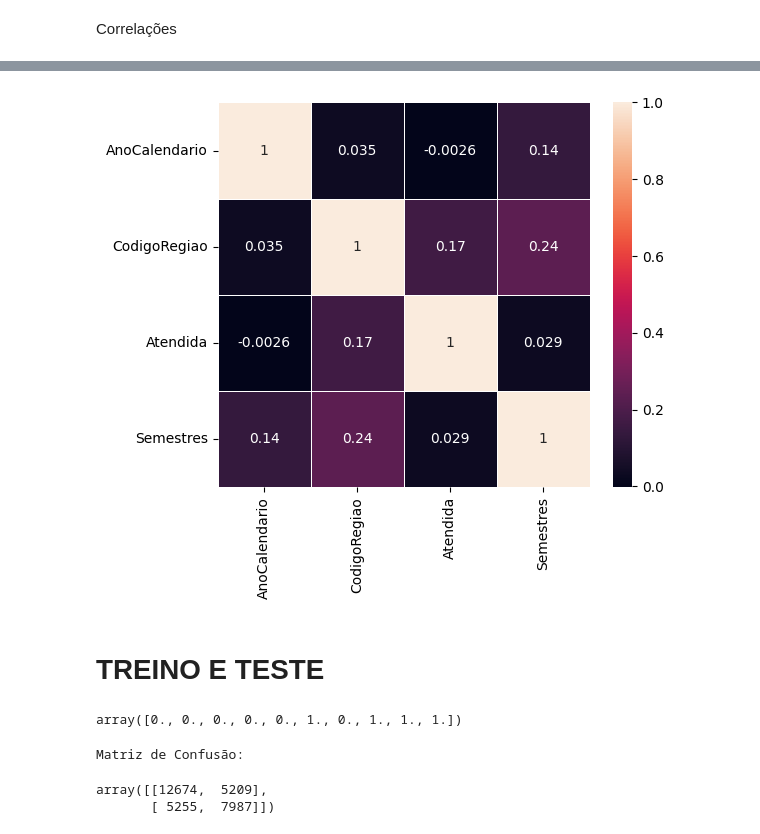
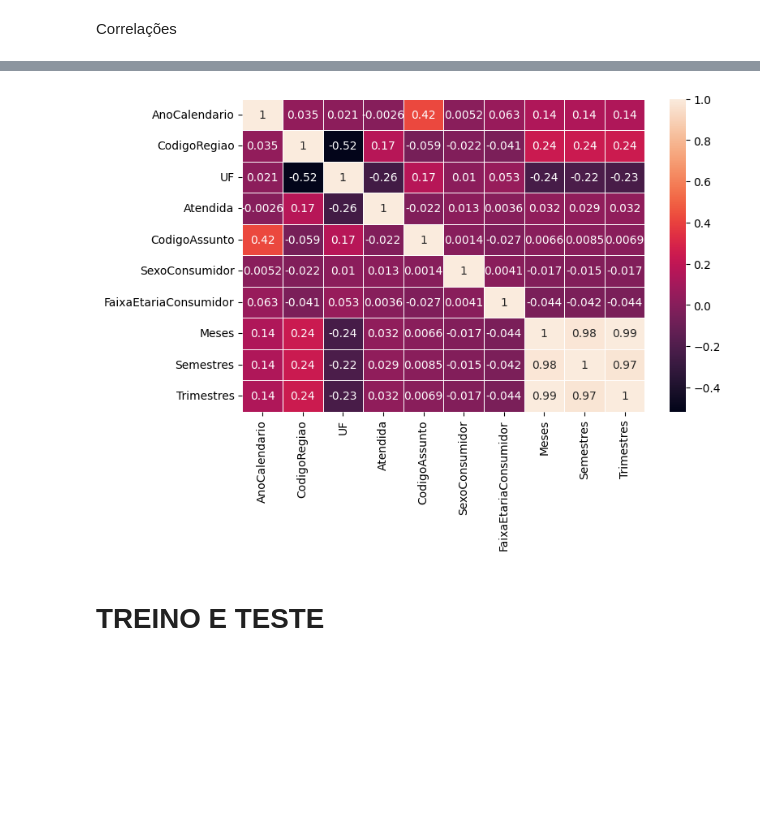
Before and after one commit to levyssouto/Python-codes, a Jupyter notebook: Atividades_IA/Atividade_Prática_IA.ipynb, the cells around one changed output, grey strips where cells are left out. Saved outputs shown, nothing was run; the diff lists cells and outputs as text; code cells hidden in the pictures; blank space fills up the shorter version.

```diff
--- a/Atividades_IA/Atividade_Prática_IA.ipynb
+++ b/Atividades_IA/Atividade_Prática_IA.ipynb
@@ -195,6 +164,6 @@ array([[<Axes: title={'center': 'Atendida'}>]], dtype=object)
 **CATEGORIZANDO ATRIBUTOS NOMINAIS**
 # %%
 #excluir colunas com valores nominais
-remove_colunas_2 = ["UF","strNomeFantasia","DescricaoAssunto","DescricaoProblema","Regiao"]
+remove_colunas_2 = ["strNomeFantasia","DescricaoAssunto","DescricaoProblema","Regiao"]
 r_variavel=rec_estatistica
 r_variavel.drop(remove_colunas_2,axis='columns',inplace=True) #remove colunas com atributos nominais
@@ -409,26 +310,16 @@ r_variavel['CodigoAssunto'].replace(to_replace=outros,value=11,inplace=True)
-# %%
-dias = np.array(r_variavel['Dias'])
-
-
-def salva_pickle(lista,nome_arquivo):   #função que salva a variavel no drive recebendo como parametro a variavel e o nome do arquivo
-  with open('/content/drive/MyDrive/pickle_file/'+ nome_arquivo +'.pkl','wb') as arquivo:
-    pickle.dump(lista,arquivo)
-
-def le_pickle(lista,nome_arquivo):    #função que le a variavel do drive e a retorna
-  with open('/content/drive/MyDrive/pickle_file/'+ nome_arquivo +'.pkl','rb') as arquivo:
-    lista = pickle.load(arquivo)
-    return lista
-
-
-#salva_pickle(semestres,"semestres")# rodar apenas uma vez
-
-semestres = 0 #reinicia a variavel semestres para ser lida. Sendo que semestres = [math.ceil(x / 180) if (x % 180) > 90 else math.floor(x / 180) for x in dias]
-
-sem=le_pickle(semestres,"semestres")
-
-r_variavel['Dias'].replace(to_replace=dias,value=sem,inplace=True)
+# %%
+dias = np.array(r_variavel['Dias'])
+
+r_variavel['Semestres'] =  r_variavel['Dias'].apply(lambda x: math.ceil(x / 180) if (x % 180) > 90 else math.floor(x / 180))
+
+r_variavel['Trimestres'] = r_variavel['Dias'].apply(lambda y: math.ceil(y / 90)if (y % 90) > 45 else math.floor(y / 90))
+
+#cria colunas com número de semestres e trimestres baseados no dia
+#usa list compreehension para percorrer valores de dias
+#ao invés de varificar o resultado da divisão para arredondar, agor usamos operador % para verificar o resto, se maior que 90 arredonda pra cima, caso não
+#arredonda pra baixo
 # %%
-r_variavel.rename(columns={'Dias': 'Semestres'}, inplace = True) #semestres tem 25 classes distintas, de 0 a 24
+r_variavel.drop("Dias",axis=1,inplace=True) #tira coluna dos dias
 ''' CÓDIGO REGIÃO
 1: Norte
 2: Nordeste
@@ -436,5 +327,10 @@ r_variavel.rename(columns={'Dias': 'Semestres'}, inplace = True) #semestres tem
 4: Sul
 5: Centro-Oeste
 '''
+
+colunas_para_int = ['Atendida', 'CodigoAssunto', 'Meses', 'FaixaEtariaConsumidor', 'SexoConsumidor']
+
+r_variavel[colunas_para_int] = r_variavel[colunas_para_int].astype(int)
+
 r_variavel.head()
 # %% [output]
@@ -470,32 +359,9 @@ r_variavel.corr().style.background_gradient(cmap='inferno') #mapa de correlaçã
 # %%
-fig,ax = plt.subplots(figsize=(6,5))
+fig,ax = plt.subplots(figsize=(8,5))
 _=sns.heatmap(r_variavel.corr(),linewidth=0.4,annot=True)
 # %% [output]
-[figure, old version]
+[figure, new version]
 # %% [markdown]
 # **TREINO E TESTE**
 # %%
 r_treino = r_variavel #inicia nova variavel para treino e teste
-# %%
-from sklearn.tree import DecisionTreeClassifier
-from sklearn.metrics import classification_report, confusion_matrix,accuracy_score
-from sklearn.model_selection import train_test_split
-
-
-X_train, X_test, y_train, y_test = train_test_split(r_treino.drop(['Atendida'], axis=1),
-                                                   r_treino['Atendida'], test_size=0.30,
-                                                    random_state=100)
-arvore = DecisionTreeClassifier(random_state=10)
-modelo = arvore.fit(X_train, y_train)
-previsoes = modelo.predict(X_test)
-previsoes[0:10]
-# %% [output]
-array([0., 0., 0., 0., 0., 1., 0., 1., 1., 1.])
-# %%
-cnf_matrix = confusion_matrix(y_test, previsoes, labels=[1,0])
-print("Matriz de Confusão: \n")
-cnf_matrix # Matriz de confusão
-# %% [output]
-Matriz de Confusão:
-array([[12674,  5209],
-       [ 5255,  7987]])
```
Also changed, not shown: parts of 34 cells of this notebook.
